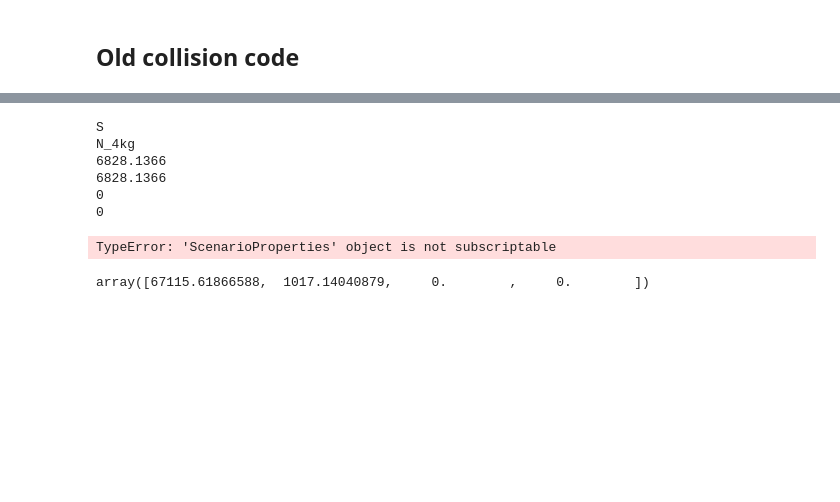
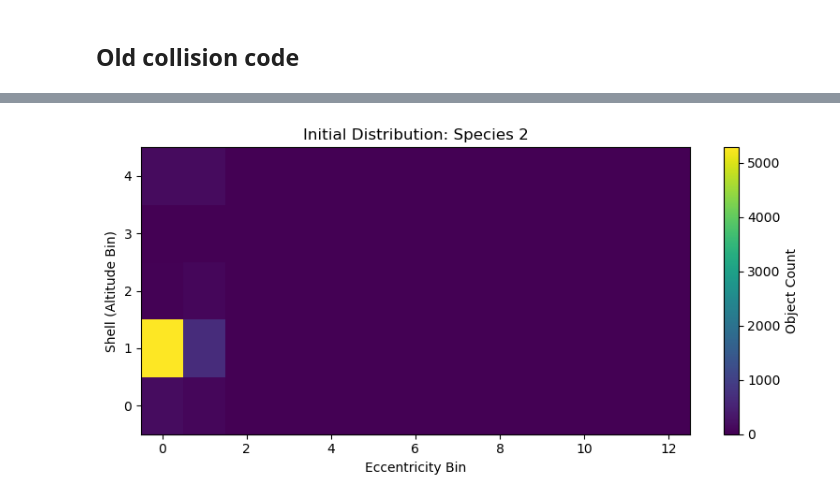
Before and after one commit to ARCLab-MIT/pyssem, a Jupyter notebook: pyssem/elliptical_launch.ipynb, the cells around one changed output, grey strips where cells are left out. Cells and saved outputs as stored; diff of their text form; code cells hidden in the pictures; blank space fills up the shorter version.

Commit message:
elliptical orbits - collisions are complete locally

```diff
--- a/pyssem/elliptical_launch.ipynb
+++ b/pyssem/elliptical_launch.ipynb
@@ -537,9 +541,5 @@ N_260kg
 ## Old collision code
 # %%
 import pickle
-with open('../scenario-properties-collisions.pkl', 'rb') as f:
+with open('../scenario-properties-collision.pkl', 'rb') as f:
     collisions_scen = pickle.load(f)
-# %%
-import pickle
-with open('../scenario-properties-baseline.pkl', 'rb') as f:
-    scen_properties = pickle.load(f)
@@ -691,33 +545,0 @@ N_260kg N_260kg 0.0614593359930529*pi
-# %%
-n = 1
-
-print(collisions_scen.collision_pairs[n].collision_pair_by_shell[10].species1.sym_name)
-print(collisions_scen.collision_pairs[n].collision_pair_by_shell[10].species2.sym_name)
-print(collisions_scen.collision_pairs[n].collision_pair_by_shell[10].species2_sma)
-print(collisions_scen.collision_pairs[n].collision_pair_by_shell[10].species1_sma)
-print(collisions_scen.collision_pairs[n].collision_pair_by_shell[10].ecc2_index)
-print(collisions_scen.collision_pairs[n].collision_pair_by_shell[10].ecc1_index)
-
-frags_2d = collisions_scen[n].collision_pair_by_shell[10].fragments.sum(axis=2)
-frags_per_shell = collisions_scen[n].collision_pair_by_shell[10].fragments.sum(axis=(1, 2))  # shape: [n_shells]
-
-# Optional: get shell altitude midpoints if available
-altitudes = collisions_scen.HMid if hasattr(collisions_scen, "HMid") else np.arange(len(frags_per_shell))
-
-# Plot
-plt.figure(figsize=(10, 6))
-plt.bar(altitudes, frags_per_shell, width=10)  # adjust width as needed
-plt.xlabel("Altitude (km)")
-plt.ylabel("Number of Fragments")
-plt.title("Fragment Count per Shell")
-plt.grid(True)
-plt.tight_layout()
-plt.show()
-# %% [output]
-S
-N_4kg
-6828.1366
-6828.1366
-0
-0
-TypeError: 'ScenarioProperties' object is not subscriptable
@@ -727,4 +546,17 @@ val = 0.1 * LC**(-(1.71)) * (min(m1, m2) * dv1**2)**(0.75)
-# %%
-old[0] * val
-# %% [output]
-array([67115.61866588,  1017.14040879,     0.        ,     0.        ])
+# %%
+import matplotlib.pyplot as plt
+import numpy as np
+
+data = collisions_scen.x0  # shape: (5, 3, 20)
+species_idx = 2  # or 1 or 2
+
+plt.figure(figsize=(8, 4))
+plt.imshow(data[:, species_idx, :], origin='lower', aspect='auto')
+plt.title(f"Initial Distribution: Species {species_idx}")
+plt.xlabel("Eccentricity Bin")
+plt.ylabel("Shell (Altitude Bin)")
+plt.colorbar(label="Object Count")
+plt.tight_layout()
+plt.show()
+# %% [output]
+[figure, added]
```
Also changed, not shown: parts of 17 cells of this notebook, 20 other files.
